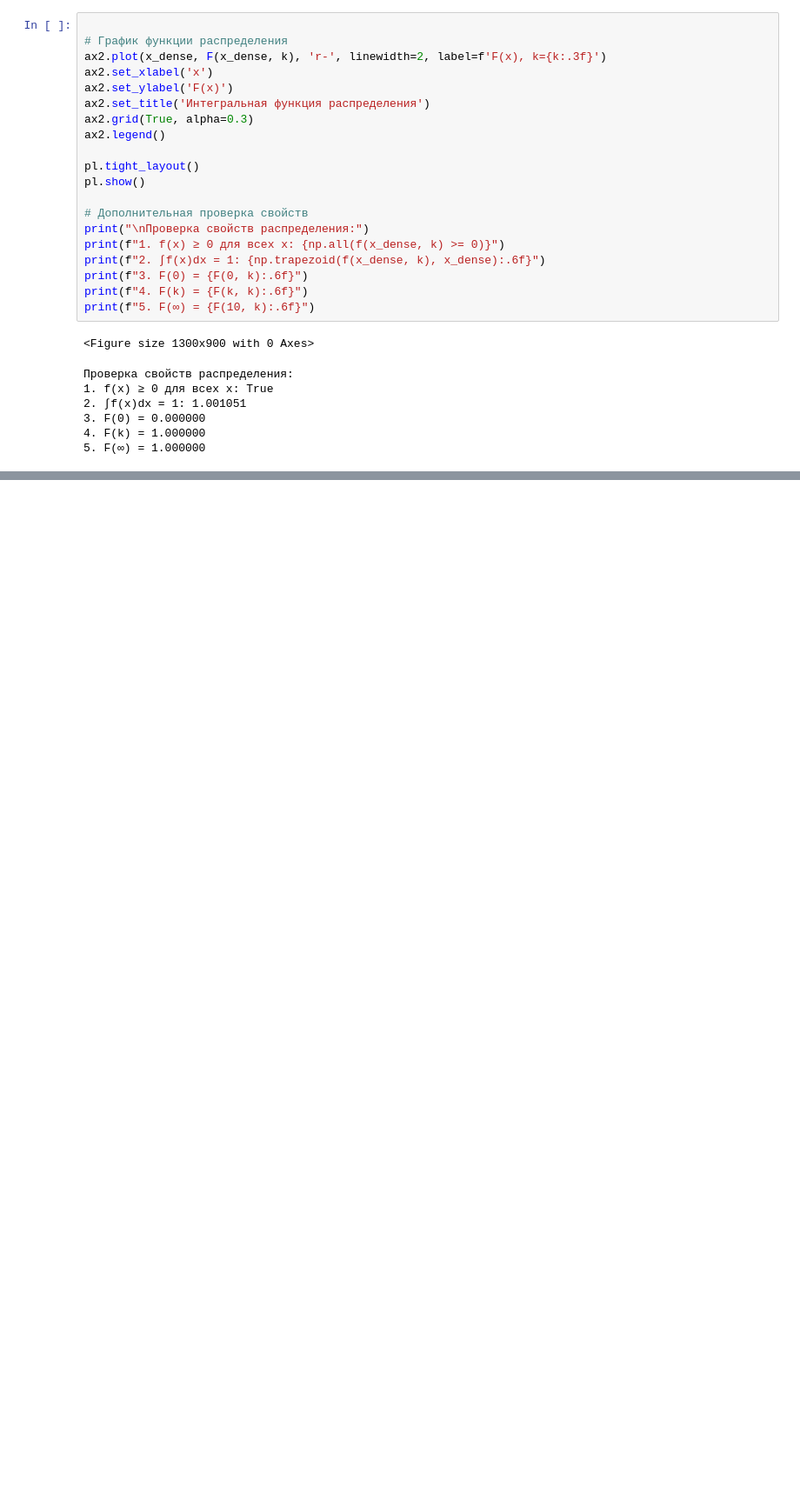
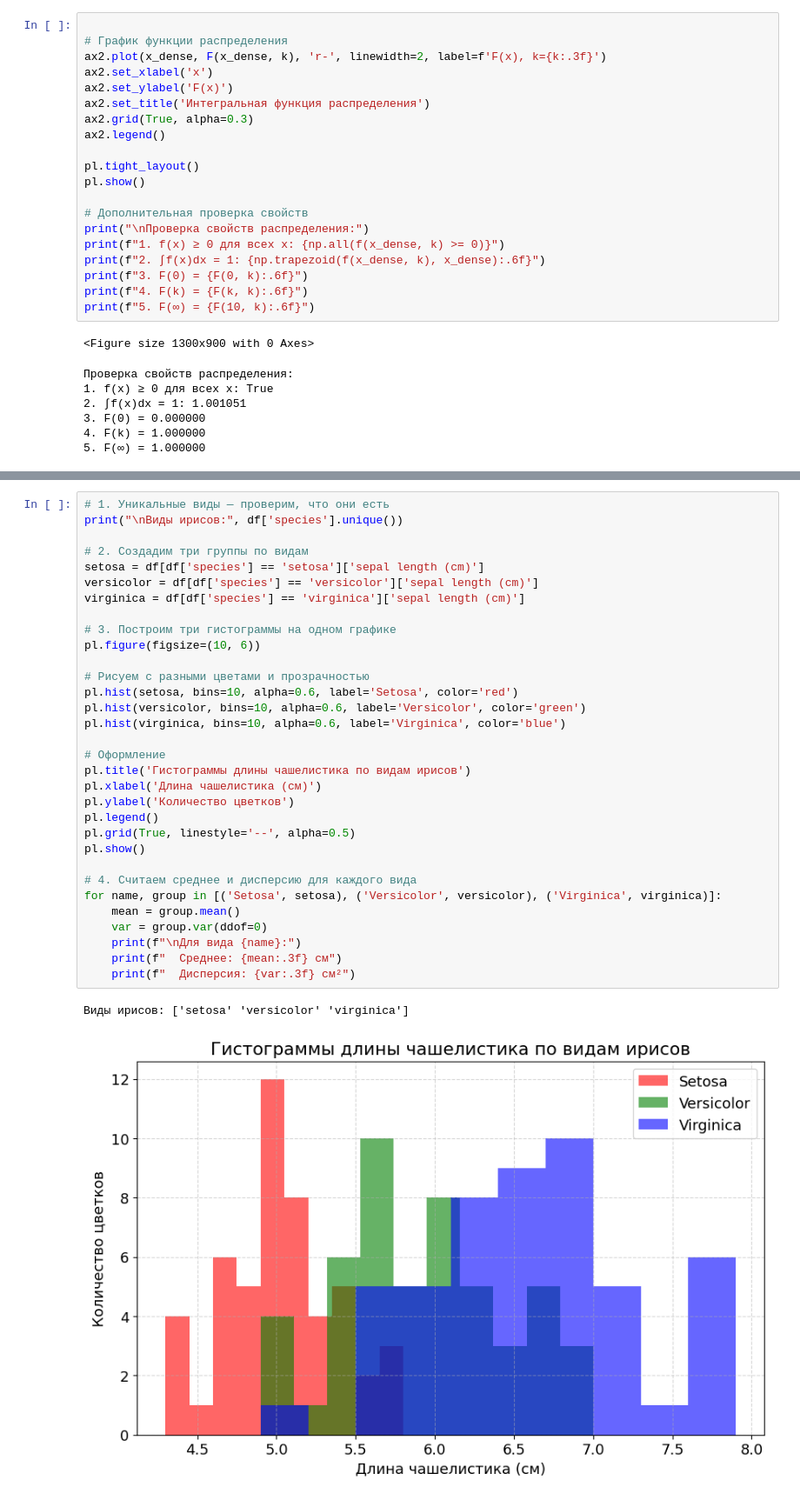
Before and after one commit to petduck369/Probability_distribution_function, a Jupyter notebook: lesson.ipynb, the cells around one changed output, grey strips where cells are left out. Shown: that part at 87% size. Cells and saved outputs as stored; diff of their text form; blank space fills up the shorter version.

```diff
--- a/lesson.ipynb
+++ b/lesson.ipynb
@@ -297,0 +395,35 @@ print(f"5. F(∞) = {F(10, k):.6f}")
+# %%
+# 1. Уникальные виды — проверим, что они есть
+print("\nВиды ирисов:", df['species'].unique())
+
+# 2. Создадим три группы по видам
+setosa = df[df['species'] == 'setosa']['sepal length (cm)']
+versicolor = df[df['species'] == 'versicolor']['sepal length (cm)']
+virginica = df[df['species'] == 'virginica']['sepal length (cm)']
+
+# 3. Построим три гистограммы на одном графике
+pl.figure(figsize=(10, 6))
+
+# Рисуем с разными цветами и прозрачностью
+pl.hist(setosa, bins=10, alpha=0.6, label='Setosa', color='red')
+pl.hist(versicolor, bins=10, alpha=0.6, label='Versicolor', color='green')
+pl.hist(virginica, bins=10, alpha=0.6, label='Virginica', color='blue')
+
+# Оформление
+pl.title('Гистограммы длины чашелистика по видам ирисов')
+pl.xlabel('Длина чашелистика (см)')
+pl.ylabel('Количество цветков')
+pl.legend()
+pl.grid(True, linestyle='--', alpha=0.5)
+pl.show()
+
+# 4. Считаем среднее и дисперсию для каждого вида
+for name, group in [('Setosa', setosa), ('Versicolor', versicolor), ('Virginica', virginica)]:
+    mean = group.mean()
+    var = group.var(ddof=0)
+    print(f"\nДля вида {name}:")
+    print(f"  Среднее: {mean:.3f} см")
+    print(f"  Дисперсия: {var:.3f} см²")
+# %% [output]
+Виды ирисов: ['setosa' 'versicolor' 'virginica']
+[figure, added]
```
Also changed, not shown: parts of 13 cells of this notebook, 1 other file.
